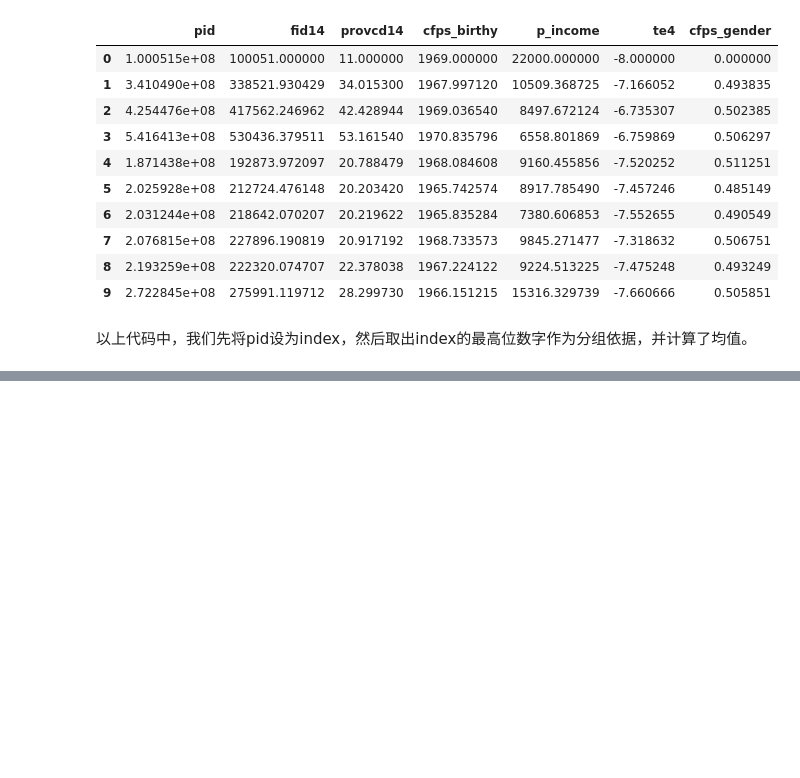
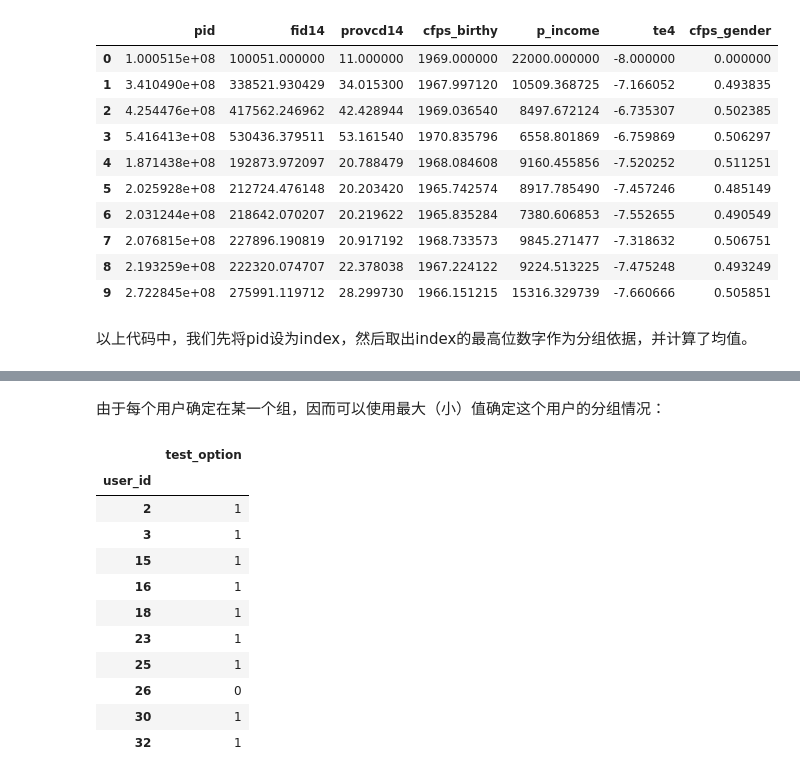
Before and after one commit to sijichun/PythonTutor, a Jupyter notebook: T7_pandas.ipynb, the cells around one changed output, grey strips where cells are left out. Drawn from its saved outputs; the diff is of its cells as text; code cells hidden in the pictures; blank space fills up the shorter version.

```diff
--- a/T7_pandas.ipynb
+++ b/T7_pandas.ipynb
@@ -1871,0 +1920,18 @@ subdata.groupby(lambda x: int(str(x)[0])).mean()
+# %% [markdown]
+由于每个用户确定在某一个组，因而可以使用最大（小）值确定这个用户的分组情况：
+# %%
+option=data[['user_id','test_option']].groupby('user_id').max()
+option.head(10)
+# %% [output]
+|  | test_option |
+| user_id |  |
+| 2 | 1 |
+| 3 | 1 |
+| 15 | 1 |
+| 16 | 1 |
+| 18 | 1 |
+| 23 | 1 |
+| 25 | 1 |
+| 26 | 0 |
+| 30 | 1 |
+| 32 | 1 |
```
Also changed, not shown: parts of 16 cells of this notebook, 2 other files.
